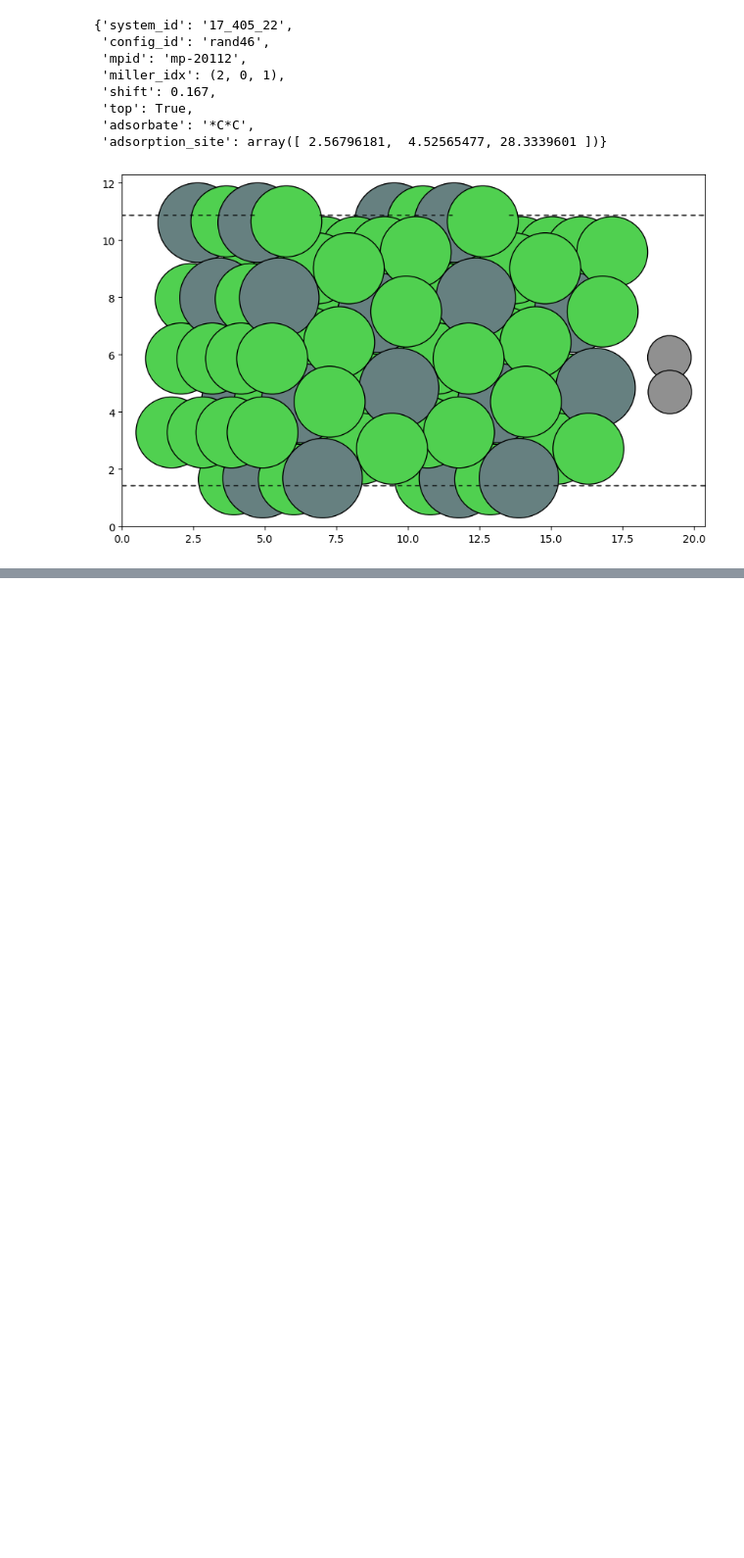
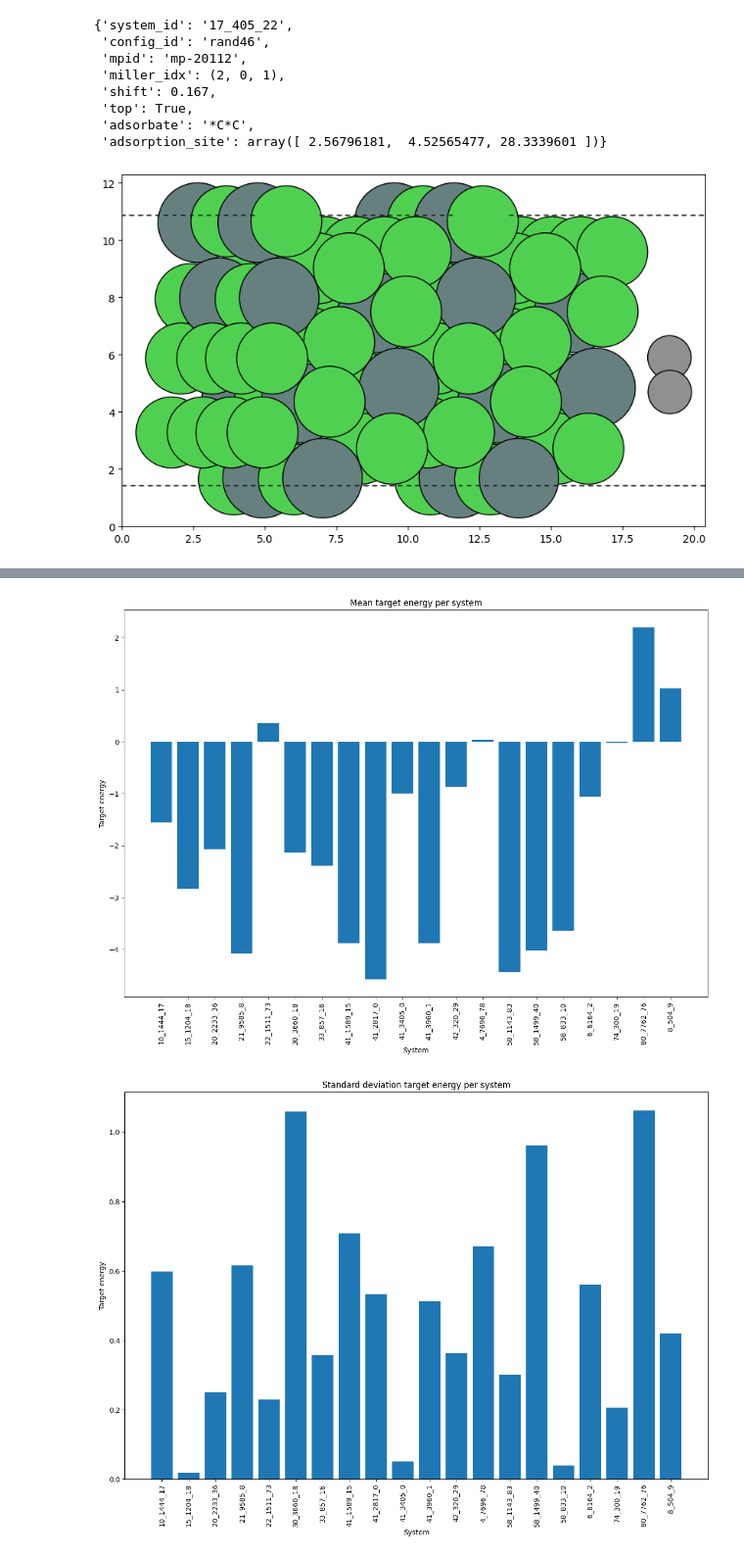
Before and after one commit to RolnickLab/ocp, a Jupyter notebook: notebooks/explore_oc20_dense.ipynb, the cells around one changed output, grey strips where cells are left out. Shown at 98% size. Drawn from its saved outputs; the diff is of its cells as text; code cells hidden in the pictures; blank space fills up the shorter version.

```diff
--- a/notebooks/explore_oc20_dense.ipynb
+++ b/notebooks/explore_oc20_dense.ipynb
@@ -274,0 +362,35 @@ Number of unique adsorbates: 74
+# %%
+n = 20
+systems = np.random.permutation(df_clean["system_id"].unique())[:n]
+df_subset = df_clean[df_clean["system_id"].isin(systems)]
+df_system = df_subset.groupby("system_id")
+mean_per_system = df_system[["relaxed_energy", "target_energy"]].mean()
+std_per_system = df_system[["relaxed_energy", "target_energy"]].std()
+system = mean_per_system.index
+
+fig, ax = plt.subplots(figsize=(15, 10))
+plt.bar(mean_per_system.index, mean_per_system["target_energy"])
+plt.title("Mean target energy per system")
+plt.xlabel("System")
+plt.ylabel("Target energy")
+plt.xticks(rotation=90)
+plt.show()
+
+fig, ax = plt.subplots(figsize=(15, 10))
+plt.bar(std_per_system.index, std_per_system["target_energy"])
+plt.title("Standard deviation target energy per system")
+plt.xlabel("System")
+plt.ylabel("Target energy")
+plt.xticks(rotation=90)
+plt.show()
+
+# Box plot per system
+fig, _ = plt.subplots(figsize=(25, 10))
+plt.boxplot(df_system["target_energy"].apply(list))
+plt.xticks(np.arange(len(system))+1, system, rotation=90)
+plt.title("Box plot of target energy")
+plt.xlabel("System")
+plt.show()
+# %% [output]
+[figure, added]
+[figure, added]
```
Also changed, not shown: parts of 23 cells of this notebook.
